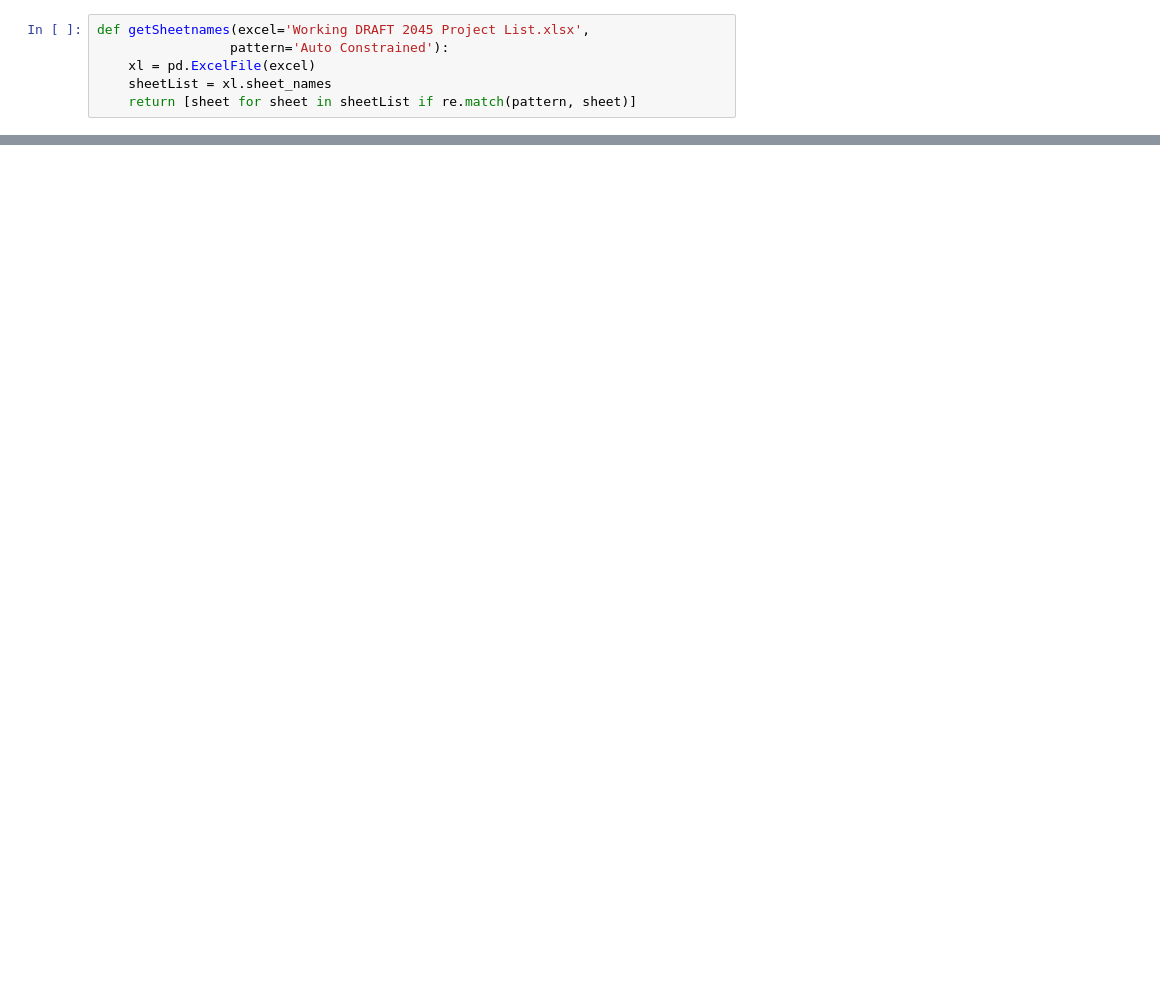
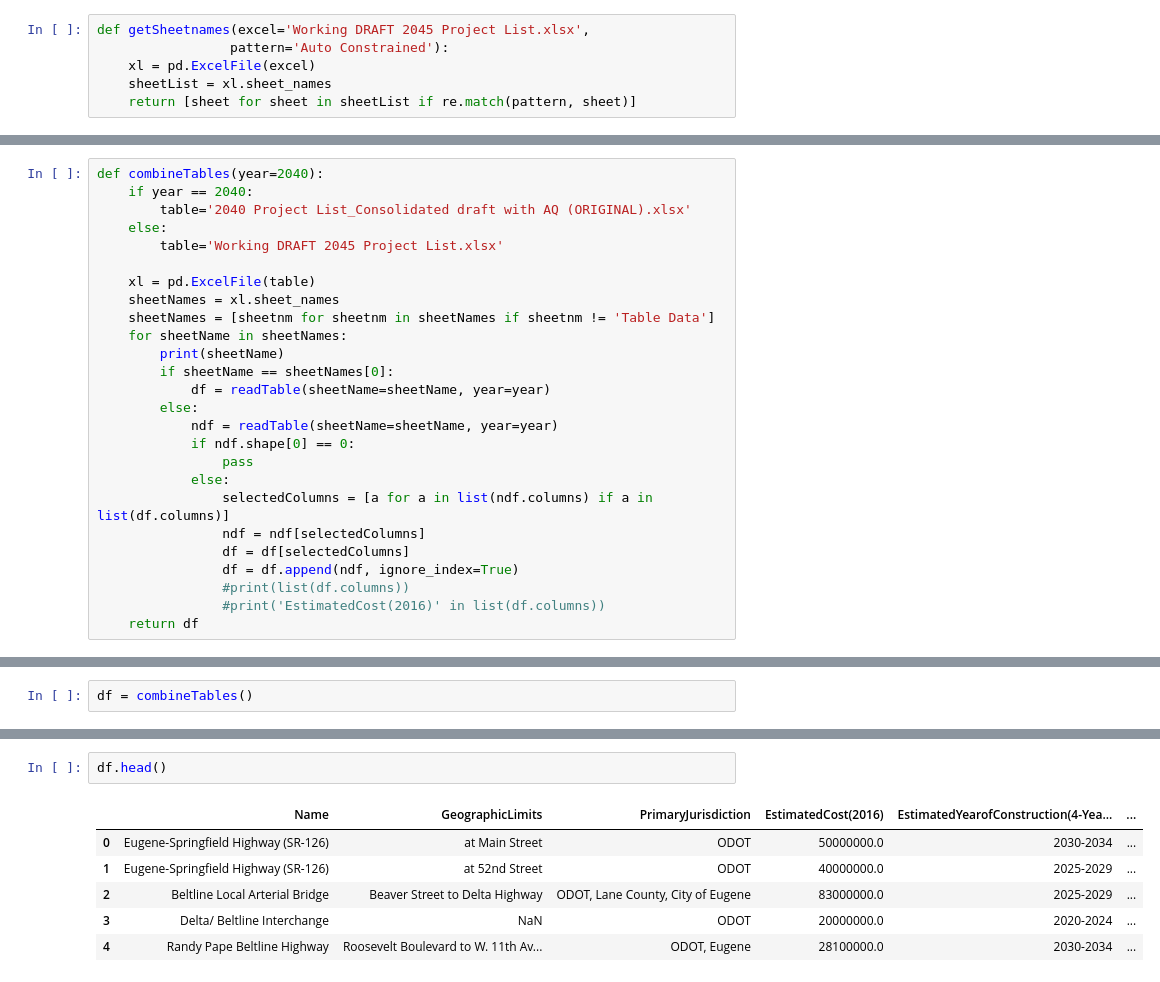
Before and after one commit to dongmeic/RTP, a Jupyter notebook: projlist/review_RTP_project_list.ipynb, the cells around one changed output, grey strips where cells are left out. Drawn from its saved outputs; the diff is of its cells as text; blank space fills up the shorter version.

```diff
--- a/projlist/review_RTP_project_list.ipynb
+++ b/projlist/review_RTP_project_list.ipynb
@@ -158,0 +151,26 @@ xl.sheet_names
+# %%
+def combineTables(year=2040):
+    if year == 2040:
+        table='2040 Project List_Consolidated draft with AQ (ORIGINAL).xlsx'
+    else:
+        table='Working DRAFT 2045 Project List.xlsx'
+
+    xl = pd.ExcelFile(table)
+    sheetNames = xl.sheet_names
+    sheetNames = [sheetnm for sheetnm in sheetNames if sheetnm != 'Table Data']
+    for sheetName in sheetNames:
+        print(sheetName)
+        if sheetName == sheetNames[0]:
+            df = readTable(sheetName=sheetName, year=year)
+        else:
+            ndf = readTable(sheetName=sheetName, year=year)
+            if ndf.shape[0] == 0:
+                pass
+            else:
+                selectedColumns = [a for a in list(ndf.columns) if a in list(df.columns)]
+                ndf = ndf[selectedColumns]
+                df = df[selectedColumns]
+                df = df.append(ndf, ignore_index=True)
+                #print(list(df.columns))
+                #print('EstimatedCost(2016)' in list(df.columns))
+    return df
@@ -158,0 +207,2 @@ xl.sheet_names
+# %%
+df = combineTables()
@@ -158,0 +227,9 @@ xl.sheet_names
+# %%
+df.head()
+# %% [output]
+|  | Name | GeographicLimits | PrimaryJurisdiction | EstimatedCost(2016) | EstimatedYearofConstruction(4-Yea... | ... |
+| 0 | Eugene-Springfield Highway (SR-126) | at Main Street | ODOT | 50000000.0 | 2030-2034 | ... |
+| 1 | Eugene-Springfield Highway (SR-126) | at 52nd Street | ODOT | 40000000.0 | 2025-2029 | ... |
+| 2 | Beltline Local Arterial Bridge | Beaver Street to Delta Highway | ODOT, Lane County, City of Eugene | 83000000.0 | 2025-2029 | ... |
+| 3 | Delta/ Beltline Interchange | NaN | ODOT | 20000000.0 | 2020-2024 | ... |
+| 4 | Randy Pape Beltline Highway | Roosevelt Boulevard to W. 11th Av... | ODOT, Eugene | 28100000.0 | 2030-2034 | ... |
```
Also changed, not shown: parts of 36 cells of this notebook, 3 other files.
